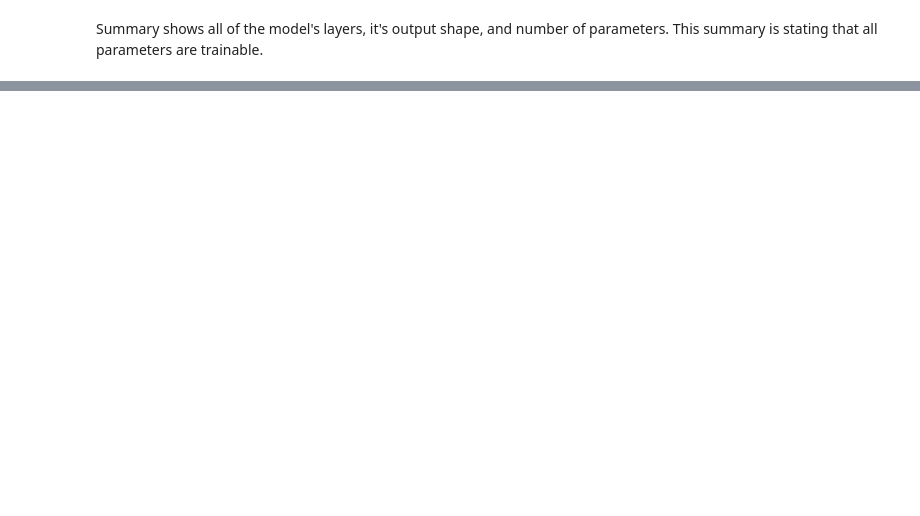
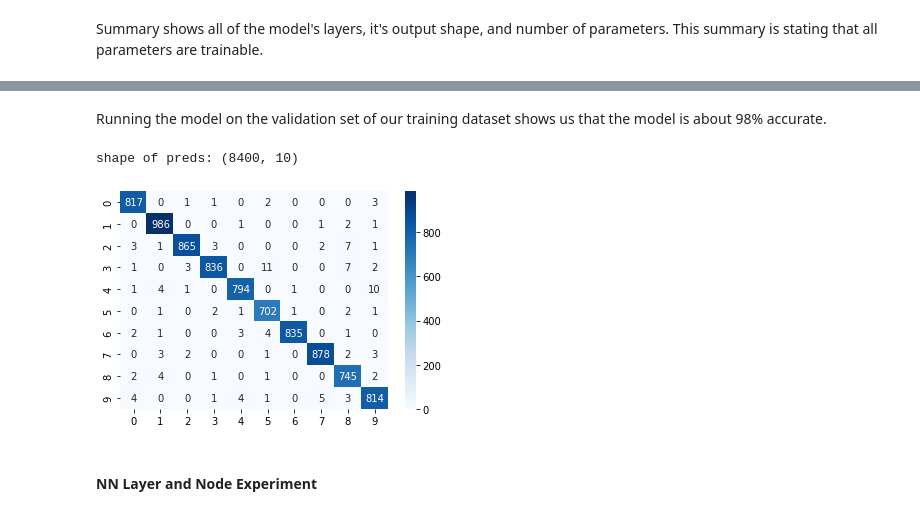
Before and after one commit to erinmcmahon26/MNIST-Digit-Recognizer, a Jupyter notebook: Digit_Recognizer_NN.ipynb, the cells around one changed output, grey strips where cells are left out. Saved outputs shown, nothing was run; the diff lists cells and outputs as text; code cells hidden in the pictures; blank space fills up the shorter version.

```diff
--- a/Digit_Recognizer_NN.ipynb
+++ b/Digit_Recognizer_NN.ipynb
@@ -132,0 +178,20 @@ keras.utils.plot_model(model, show_shapes=True)
+# %% [markdown]
+Running the model on the validation set of our training dataset shows us that the model is about 98% accurate.
+# %%
+preds = model.predict(x_valid)
+print('shape of preds:', preds.shape)
+# %% [output]
+shape of preds: (8400, 10)
+# %%
+def cm_matrix(model, x_v, y_v):
+  pred = model.predict(x_v)
+  pred_classes = np.argmax(pred, axis=1)
+  labels = [0,1,2,3,4,5,6,7,8,9]
+  cm = confusion_matrix(y_v, pred_classes)
+  sns.heatmap(cm, annot=True, fmt='d', cmap="Blues")
+# %%
+cm_matrix(model, x_valid, y_valid)
+# %% [output]
+[figure, added]
+# %% [markdown]
+#### NN Layer and Node Experiment
```
Also changed, not shown: parts of 38 cells of this notebook.
